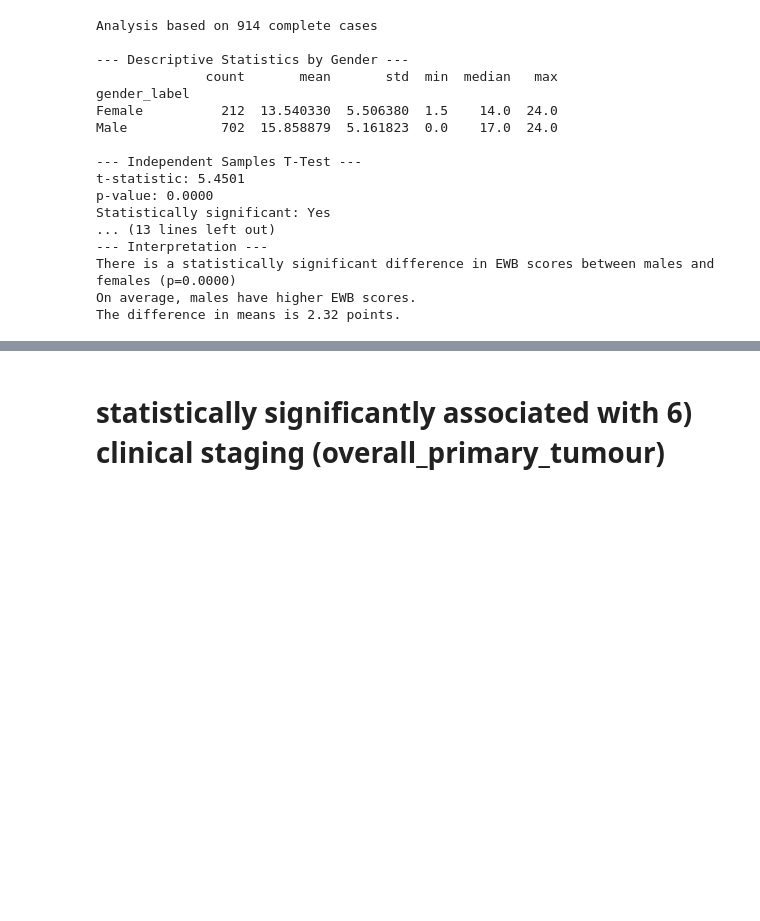
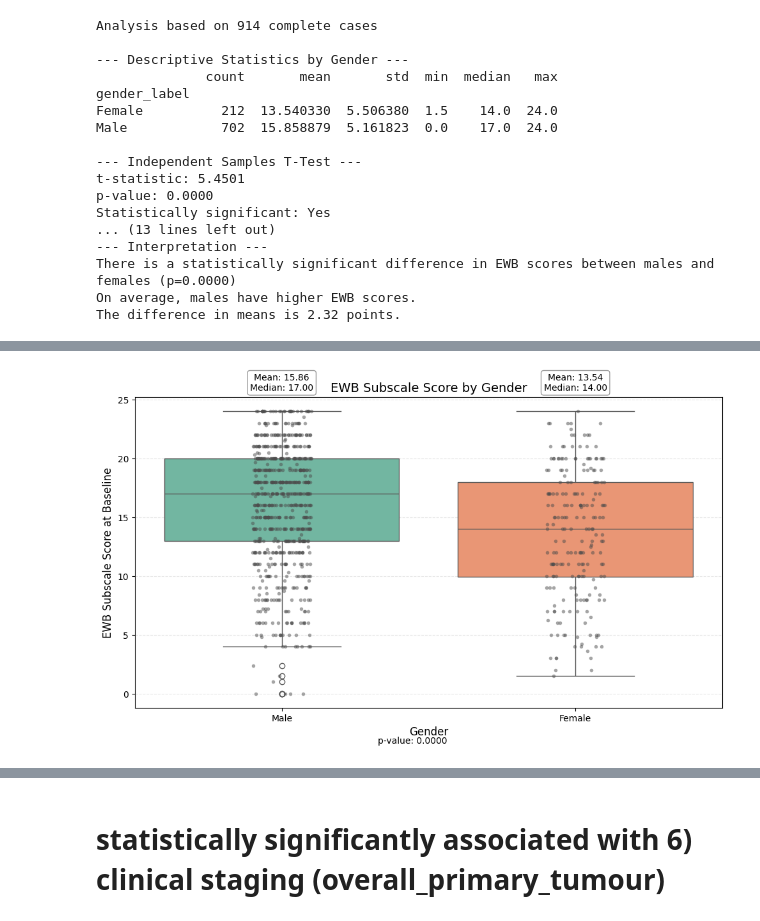
Before and after one commit to Crump-Lab/ESO_project, a Jupyter notebook: notebooks/ESO_ED_analysis_pre_n_baseline4.ipynb, the cells around one changed output, grey strips where cells are left out. Cells and saved outputs as stored; diff of their text form; code cells hidden in the pictures; blank space fills up the shorter version.

Commit message:
analysis notebook pre baseline ESDE poster  update

```diff
--- a/notebooks/ESO_ED_analysis_pre_n_baseline4.ipynb
+++ b/notebooks/ESO_ED_analysis_pre_n_baseline4.ipynb
@@ -1292 +1292,85 @@ plt.show()
 [figure]
+# %%
+
+# Create the boxplot
+plt.figure(figsize=(10, 6))
+
+# Set up the plot
+ax = sns.boxplot(x='gender_label', y='ewb_subscale_score_baseline', data=df, palette="Set2")
+
+# Add individual data points with jitter
+sns.stripplot(x='gender_label', y='ewb_subscale_score_baseline', data=df,
+              size=4, color='0.3', alpha=0.5, jitter=True)
+
+# Add title and labels
+plt.title('EWB Subscale Score by Gender', fontsize=14)
+plt.xlabel('Gender', fontsize=12)
+plt.ylabel('EWB Subscale Score at Baseline', fontsize=12)
+plt.grid(True, linestyle='--', alpha=0.3, axis='y')
+
+# Get the x-coordinates of the boxes
+box_positions = ax.get_xticks()
+
+# Calculate and display statistics in boxes positioned directly above each box
+for i, gender in enumerate(gender_mapping.values()):
+    subset = df[df['gender_label'] == gender]['ewb_subscale_score_baseline']
+    if not subset.empty:
+        mean_val = subset.mean()
+        median_val = subset.median()
+
+        # Calculate y position (just above the top of the plot)
+        y_max = df['ewb_subscale_score_baseline'].max()
+
+        # Create a text box directly above each boxplot
+        ax.annotate(f'Mean: {mean_val:.2f}\nMedian: {median_val:.2f}',
+                   xy=(box_positions[i], y_max + 1),  # Position just above max y value
+                   xytext=(box_positions[i], y_max + 1.6),
+                   ha='center', va='bottom',
+                   bbox=dict(boxstyle="round,pad=0.3", fc="white", ec="gray", alpha=0.8))
+
+# Add p-value at bottom of plot
+gender1 = df[df['gender'] == 1.0]['ewb_subscale_score_baseline'].dropna()
+gender2 = df[df['gender'] == 2.0]['ewb_subscale_score_baseline'].dropna()
+if len(gender1) > 0 and len(gender2) > 0:
+    stat, p_value = stats.ttest_ind(gender1, gender2, equal_var=False)
+    plt.figtext(0.5, 0.01, f'p-value: {p_value:.4f}', ha='center', fontsize=10)
+
+plt.tight_layout()
+plt.savefig('ewb_by_gender.png', dpi=300)
+
+# Create the violin plot with the same formatting
+plt.figure(figsize=(10, 6))
+ax = sns.violinplot(x='gender_label', y='ewb_subscale_score_baseline', data=df,
+               inner='quartile', palette="Set2")
+
+plt.title('Distribution of EWB Subscale Score by Gender', fontsize=14)
+plt.xlabel('Gender', fontsize=12)
+plt.ylabel('EWB Subscale Score at Baseline', fontsize=12)
+plt.grid(True, linestyle='--', alpha=0.3, axis='y')
+
+# Get the x-coordinates of the boxes for violin plot
+box_positions = ax.get_xticks()
+
+# Add the same statistics boxes
+for i, gender in enumerate(gender_mapping.values()):
+    subset = df[df['gender_label'] == gender]['ewb_subscale_score_baseline']
+    if not subset.empty:
+        mean_val = subset.mean()
+        median_val = subset.median()
+
+        # Calculate y position (just above the top of the plot)
+        y_max = df['ewb_subscale_score_baseline'].max()
+
+        # Create a text box directly above each violin plot
+        ax.annotate(f'Mean: {mean_val:.2f}\nMedian: {median_val:.2f}',
+                   xy=(box_positions[i], y_max + 1),
+                   xytext=(box_positions[i], y_max + 7.6),
+                   ha='center', va='bottom',
+                   bbox=dict(boxstyle="round,pad=0.3", fc="white", ec="gray", alpha=0.8))
+
+# Add p-value
+plt.figtext(0.5, 0.01, f'p-value: {p_value:.4f}', ha='center', fontsize=10)
+
+plt.tight_layout()
+plt.show()
+# %% [output]
@@ -1292,0 +1384 @@ plt.show()
+[figure, added]
```
Also changed, not shown: parts of 10 cells of this notebook.
